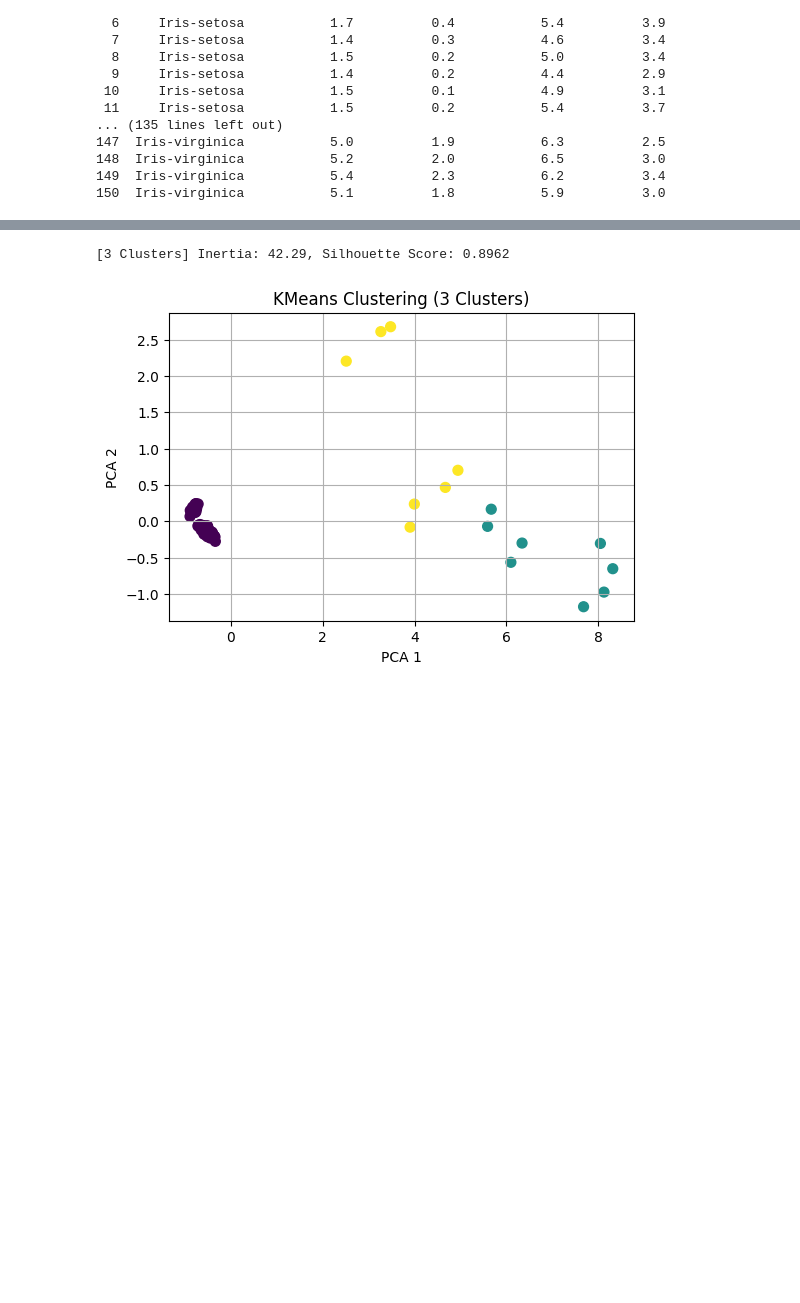
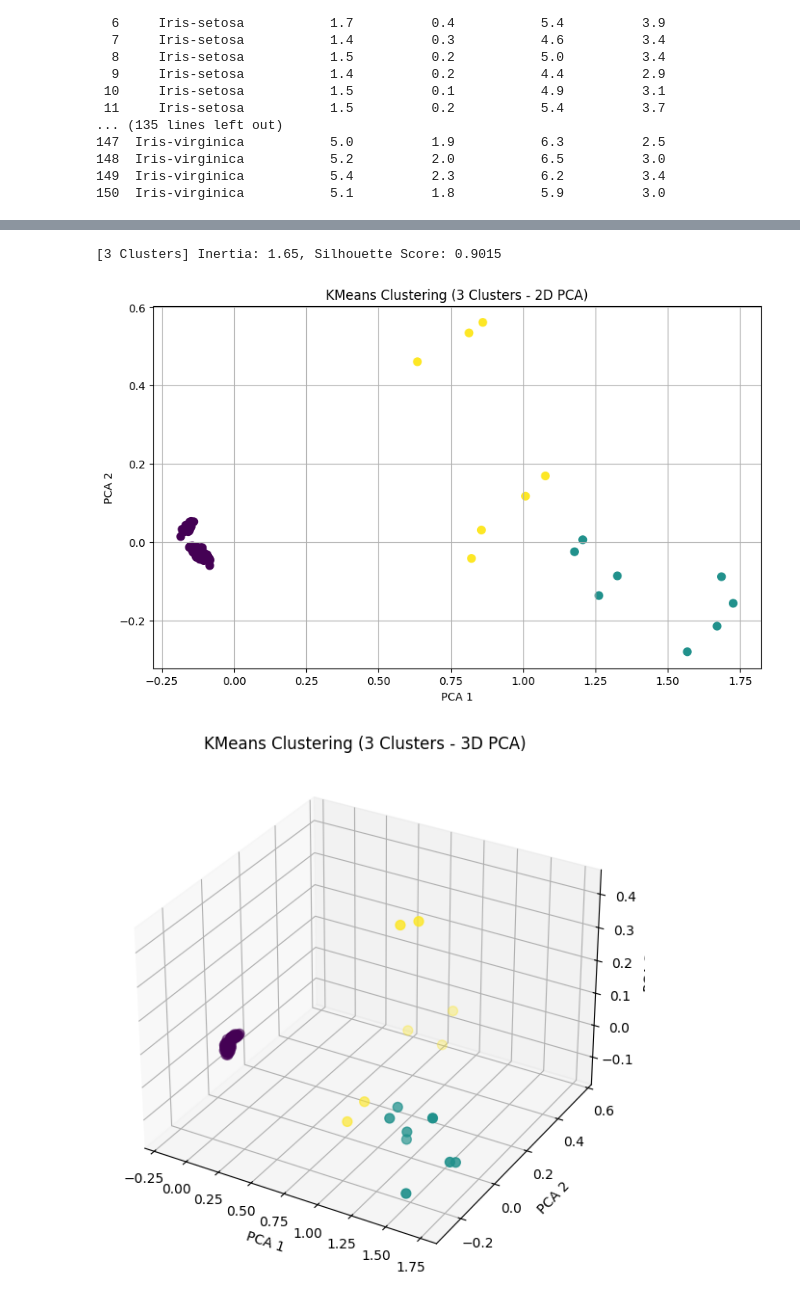
Before and after one commit to HERLYNABILASAHQIPUTRIWANDANI/pendata, a Jupyter notebook: _sources/K_Means.ipynb, the cells around one changed output, grey strips where cells are left out. Drawn from its saved outputs; the diff is of its cells as text; code cells hidden in the pictures; blank space fills up the shorter version.

```diff
--- a/_sources/K_Means.ipynb
+++ b/_sources/K_Means.ipynb
@@ -86,14 +234,18 @@ Kode tersebut melakukan normalisasi data numerik dan reduksi dimensi menjadi 2 k
 # %%
-from sklearn.preprocessing import StandardScaler
+from sklearn.preprocessing import StandardScaler, MinMaxScaler
 from sklearn.decomposition import PCA
 
 # Drop kolom non-numerik
 features = df_merged.drop(columns=['id', 'class'])
 
-# Normalisasi
-scaler = StandardScaler()
-scaled_features = scaler.fit_transform(features)
+# StandardScaler
+standard_scaler = StandardScaler()
+standard_scaled = standard_scaler.fit_transform(features)
+standard_pca = PCA(n_components=2)
+standard_reduced = standard_pca.fit_transform(standard_scaled)
 
-# Reduksi dimensi untuk visualisasi
-pca = PCA(n_components=2)
-reduced_features = pca.fit_transform(scaled_features)
+# MinMaxScaler
+minmax_scaler = MinMaxScaler()
+minmax_scaled = minmax_scaler.fit_transform(features)
+minmax_pca = PCA(n_components=2)
+minmax_reduced = minmax_pca.fit_transform(minmax_scaled)
@@ -151,20 +342,50 @@ plt.show()
 # %%
+import matplotlib.pyplot as plt
+from sklearn.cluster import KMeans
+from sklearn.metrics import silhouette_score
+from sklearn.decomposition import PCA
+from mpl_toolkits.mplot3d import Axes3D  # Untuk plotting 3D
+
+# PCA 2D (jika belum dilakukan sebelumnya)
+pca_2d = PCA(n_components=2)
+minmax_reduced_2d = pca_2d.fit_transform(minmax_scaled)
+
+# PCA 3D
+pca_3d = PCA(n_components=3)
+minmax_reduced_3d = pca_3d.fit_transform(minmax_scaled)
+
 # KMeans dengan 3 cluster
 kmeans_3 = KMeans(n_clusters=3, random_state=42, n_init=10)
-labels_3 = kmeans_3.fit_predict(scaled_features)
+labels_3 = kmeans_3.fit_predict(minmax_scaled)
 
+# Evaluasi
 inertia_3 = kmeans_3.inertia_
-silhouette_3 = silhouette_score(scaled_features, labels_3)
+silhouette_3 = silhouette_score(minmax_scaled, labels_3)
 
 print(f"[3 Clusters] Inertia: {inertia_3:.2f}, Silhouette Score: {silhouette_3:.4f}")
 
-plt.figure(figsize=(6, 4))
-plt.scatter(reduced_features[:, 0], reduced_features[:, 1], c=labels_3, cmap='viridis', s=50)
-plt.title("KMeans Clustering (3 Clusters)")
+# Visualisasi 2D
+plt.figure(figsize=(10, 6))
+plt.scatter(minmax_reduced_2d[:, 0], minmax_reduced_2d[:, 1], c=labels_3, cmap='viridis', s=50)
+plt.title("KMeans Clustering (3 Clusters - 2D PCA)")
 plt.xlabel("PCA 1")
 plt.ylabel("PCA 2")
 plt.grid(True)
 plt.show()
+
+# Visualisasi 3D
+fig = plt.figure(figsize=(10, 7))
+ax = fig.add_subplot(111, projection='3d')
+sc = ax.scatter(minmax_reduced_3d[:, 0], minmax_reduced_3d[:, 1], minmax_reduced_3d[:, 2],
+                c=labels_3, cmap='viridis', s=50)
+
+ax.set_title("KMeans Clustering (3 Clusters - 3D PCA)")
+ax.set_xlabel("PCA 1")
+ax.set_ylabel("PCA 2")
+ax.set_zlabel("PCA 3")
+plt.grid(True)
+plt.show()
 # %% [output]
-[3 Clusters] Inertia: 42.29, Silhouette Score: 0.8962
+[3 Clusters] Inertia: 1.65, Silhouette Score: 0.9015
-[figure, old version]
+[figure, new version]
+[figure, added]
```
Also changed, not shown: parts of 24 cells of this notebook, 15 other files.
